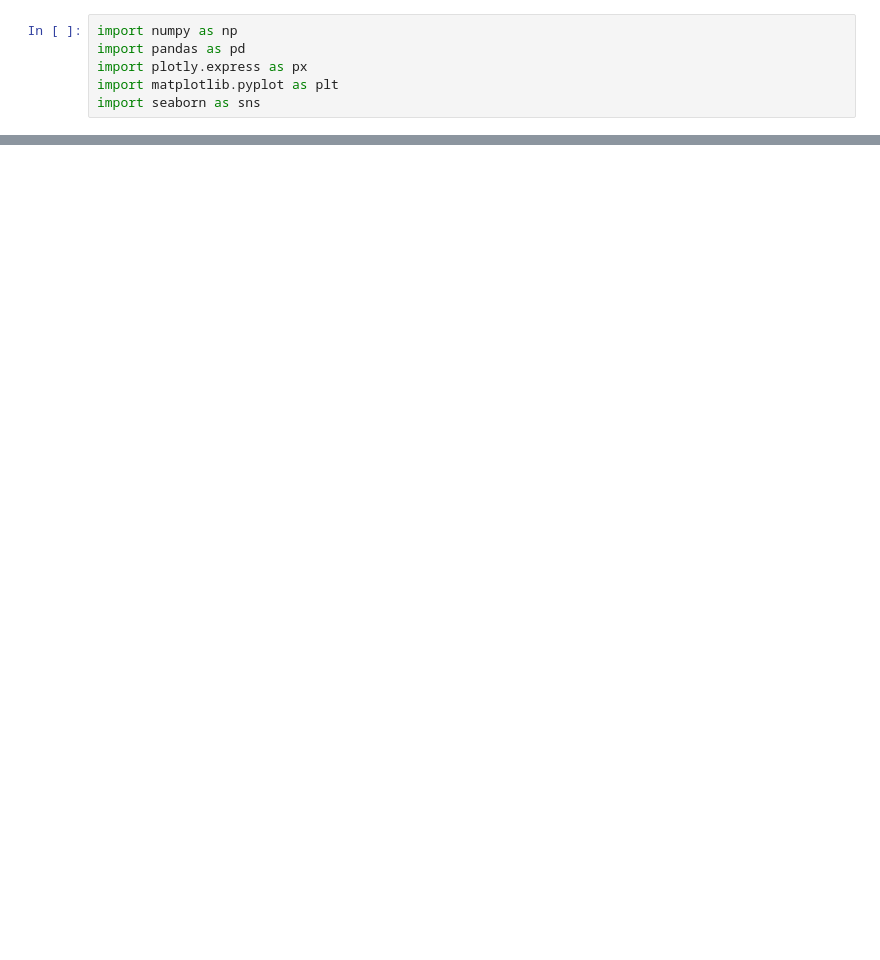
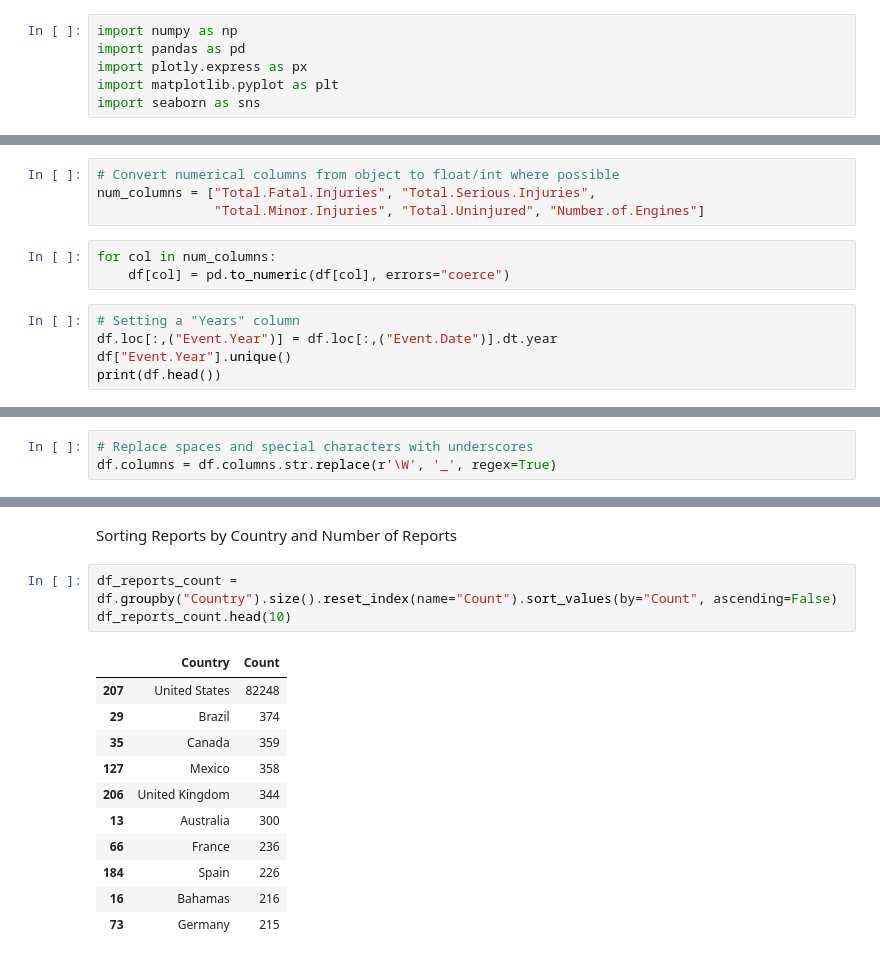
Before and after one commit to viola-kimitei/Phase1_project, a Jupyter notebook: Phase1_project.ipynb, the cells around one changed output, grey strips where cells are left out. Cells and saved outputs as stored; diff of their text form; blank space fills up the shorter version.

```diff
--- a/Phase1_project.ipynb
+++ b/Phase1_project.ipynb
@@ -11,0 +137,12 @@ FileNotFoundError: [Errno 2] No such file or directory: 'AviationData.csv'
+# %%
+# Convert numerical columns from object to float/int where possible
+num_columns = ["Total.Fatal.Injuries", "Total.Serious.Injuries",
+               "Total.Minor.Injuries", "Total.Uninjured", "Number.of.Engines"]
+# %%
+for col in num_columns:
+    df[col] = pd.to_numeric(df[col], errors="coerce")
+# %%
+# Setting a "Years" column
+df.loc[:,("Event.Year")] = df.loc[:,("Event.Date")].dt.year
+df["Event.Year"].unique()
+print(df.head())
@@ -11,0 +167,3 @@ FileNotFoundError: [Errno 2] No such file or directory: 'AviationData.csv'
+# %%
+# Replace spaces and special characters with underscores
+df.columns = df.columns.str.replace(r'\W', '_', regex=True)
@@ -11,0 +194,17 @@ FileNotFoundError: [Errno 2] No such file or directory: 'AviationData.csv'
+# %% [markdown]
+Sorting Reports by Country and Number of Reports
+# %%
+df_reports_count = df.groupby("Country").size().reset_index(name="Count").sort_values(by="Count", ascending=False)
+df_reports_count.head(10)
+# %% [output]
+|  | Country | Count |
+| 207 | United States | 82248 |
+| 29 | Brazil | 374 |
+| 35 | Canada | 359 |
+| 127 | Mexico | 358 |
+| 206 | United Kingdom | 344 |
+| 13 | Australia | 300 |
+| 66 | France | 236 |
+| 184 | Spain | 226 |
+| 16 | Bahamas | 216 |
+| 73 | Germany | 215 |
```
Also changed, not shown: parts of 40 cells of this notebook, 4 other files.
